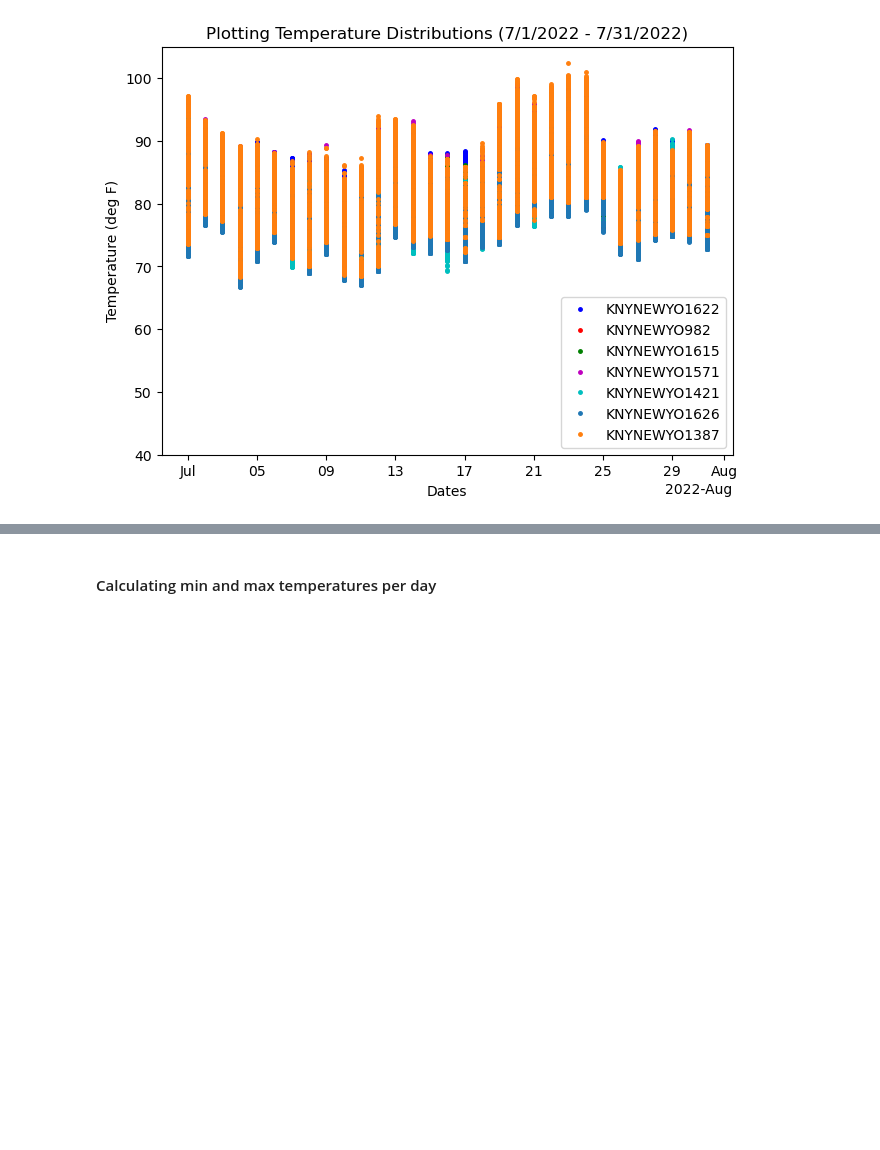
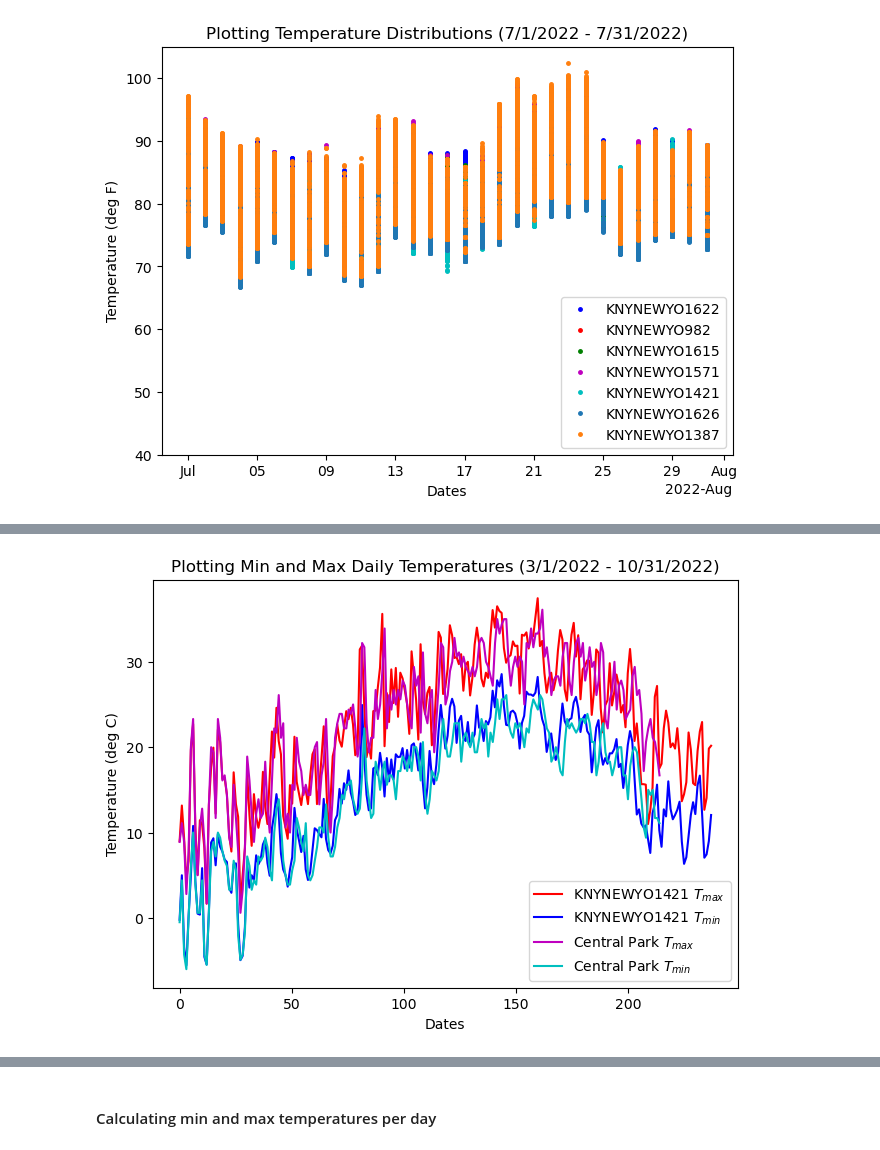
Before and after one commit to soph-loaf/aht_project, a Jupyter notebook: Analyzing_WUData_SAL.ipynb, the cells around one changed output, grey strips where cells are left out. Cells and saved outputs as stored; diff of their text form; code cells hidden in the pictures; blank space fills up the shorter version.

```diff
--- a/Analyzing_WUData_SAL.ipynb
+++ b/Analyzing_WUData_SAL.ipynb
@@ -270,0 +422,36 @@ plt.show()
+# %%
+mindailytemp0 = wd_mindailytemp_list[0]
+# print(mindailytemp0[0])
+
+x_min_wud0 = np.linspace(0.0, mindailytemp0.shape[0], mindailytemp0.shape[0])
+x_range = lambda s: np.linspace(0.0, s.shape[0], s.shape[0])
+
+#plotting Weather Underground weather data
+fig = plt.figure(constrained_layout = True)
+ax = plt.gca()
+# locator = mdates.AutoDateLocator()
+# formatter = mdates.ConciseDateFormatter(locator)
+# ax.xaxis.set_major_locator(locator)
+# ax.xaxis.set_major_formatter(formatter)
+ax.plot(x_range(wd_mindailytemp_list[0]), wd_maxdailytemp_list[0], 'r', markersize=2.5, label=r'KNYNEWYO'+wu_list[0]+' $T_{max}$')  ##close to Central Park (uptown - Harlem)
+ax.plot(x_range(wd_mindailytemp_list[0]), wd_mindailytemp_list[0], 'b', markersize=2.5, label=r'KNYNEWYO'+wu_list[0]+' $T_{min}$')
+
+# ax.plot(x_min_wud0, wd_maxdailytemp_list[0], 'ro', markersize=2.5, label=r'KNYNEWYO'+wu_list[0]+' $T_{max}$')  ##close to Central Park (uptown - Harlem)
+# ax.plot(x_min_wud0, wd_mindailytemp_list[0], 'bo', markersize=2.5, label=r'KNYNEWYO'+wu_list[0]+' $T_{min}$')  ##close to Central Park (uptown - Harlem)
+
+# ax.plot(x_range(wd_mindailytemp_list[1]), wd_maxdailytemp_list[1], 'o', markersize=2.5, label=r'KNYNEWYO'+wu_list[1]+' $T_{max}$')  ##close to Central Park (uptown - Harlem)
+# ax.plot(x_range(wd_mindailytemp_list[1]), wd_mindailytemp_list[1], 'o', markersize=2.5, label=r'KNYNEWYO'+wu_list[1]+' $T_{min}$')
+
+# ax.plot(x_range(wd_mindailytemp_list[2]), wd_maxdailytemp_list[2], 'o', markersize=2.5, label=r'KNYNEWYO'+wu_list[2]+' $T_{max}$')  ##close to Central Park (uptown - Harlem)
+# ax.plot(x_range(wd_mindailytemp_list[2]), wd_mindailytemp_list[2], 'o', markersize=2.5, label=r'KNYNEWYO'+wu_list[2]+' $T_{min}$')
+
+ax.plot(x_max_ctrl, T_max_ctrl, 'm', markersize=2.5, label=r'Central Park $T_{max}$')  ##close to Central Park (uptown - Harlem)
+ax.plot(x_min_ctrl, T_min_ctrl, 'c', markersize=2.5, label=r'Central Park $T_{min}$')  ##close to Central Park (uptown - Harlem)
+ax.set_xlabel("Dates")
+ax.set_ylabel("Temperature (deg C)")
+# ax.set_ylim([20.0, 105.0])
+ax.set_title('Plotting Min and Max Daily Temperatures (3/1/2022 - 10/31/2022)')
+plt.legend(loc='lower right')
+plt.show()
+# %% [output]
+[figure, added]
```
Also changed, not shown: parts of 11 cells of this notebook.
